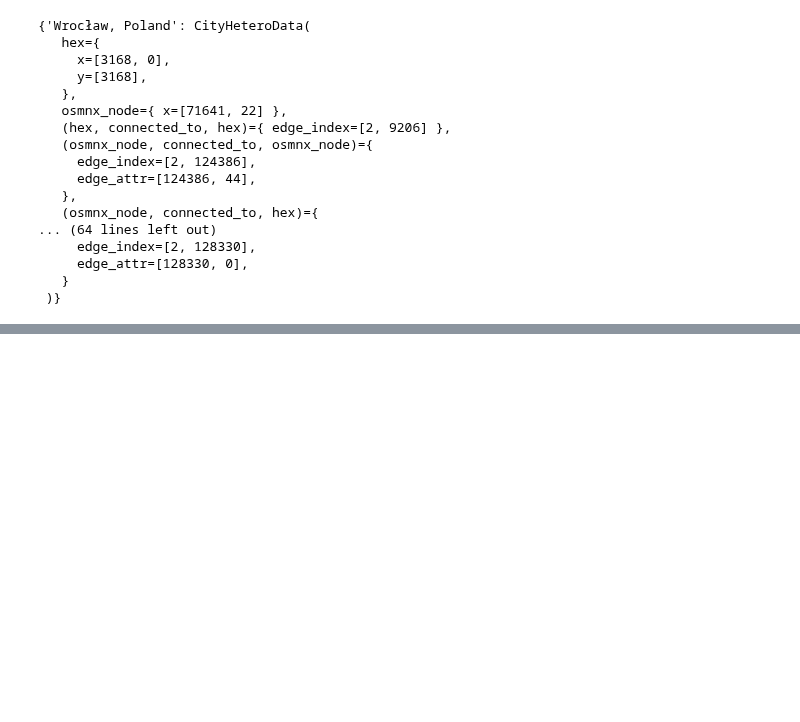
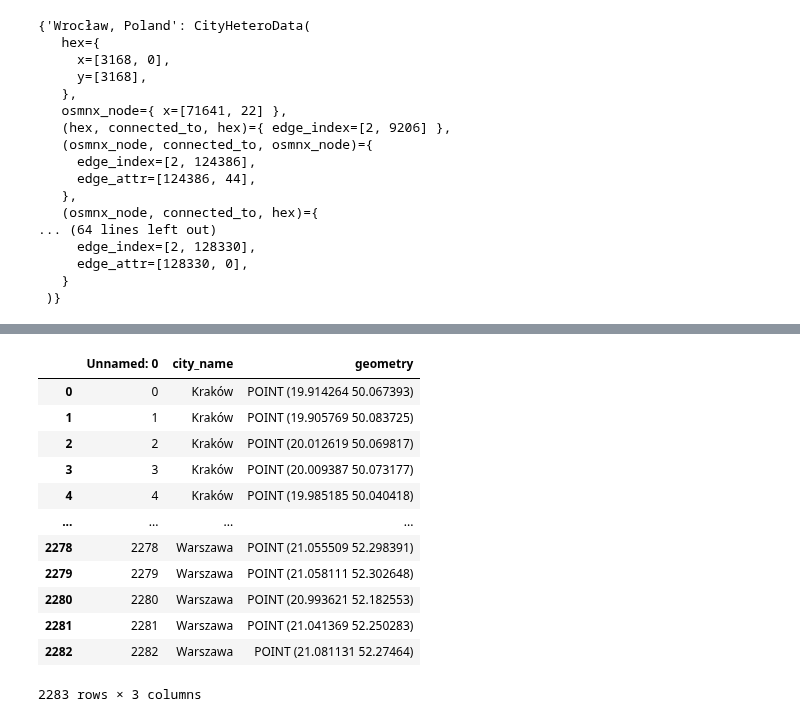
Before and after one commit to StaszekM/gradient, a Jupyter notebook: notebooks/best_models_test.ipynb, the cells around one changed output, grey strips where cells are left out. Cells and saved outputs as stored; diff of their text form; code cells hidden in the pictures; blank space fills up the shorter version.

Commit message:
zabka without maps work in progress

```diff
--- a/notebooks/best_models_test.ipynb
+++ b/notebooks/best_models_test.ipynb
@@ -219,0 +317,20 @@ data1
+# %%
+import pandas as pd
+import geopandas as gpd
+
+zabkas = pd.read_csv("../data/results_showcase/zabka_shops/zabka_locations.csv")
+zabkas
+# %% [output]
+|  | Unnamed: 0 | city_name | geometry |
+| 0 | 0 | Kraków | POINT (19.914264 50.067393) |
+| 1 | 1 | Kraków | POINT (19.905769 50.083725) |
+| 2 | 2 | Kraków | POINT (20.012619 50.069817) |
+| 3 | 3 | Kraków | POINT (20.009387 50.073177) |
+| 4 | 4 | Kraków | POINT (19.985185 50.040418) |
+| ... | ... | ... | ... |
+| 2278 | 2278 | Warszawa | POINT (21.055509 52.298391) |
+| 2279 | 2279 | Warszawa | POINT (21.058111 52.302648) |
+| 2280 | 2280 | Warszawa | POINT (20.993621 52.182553) |
+| 2281 | 2281 | Warszawa | POINT (21.041369 52.250283) |
+| 2282 | 2282 | Warszawa | POINT (21.081131 52.27464) |
+2283 rows × 3 columns
```
Also changed, not shown: parts of 9 cells of this notebook, 3 other files.
